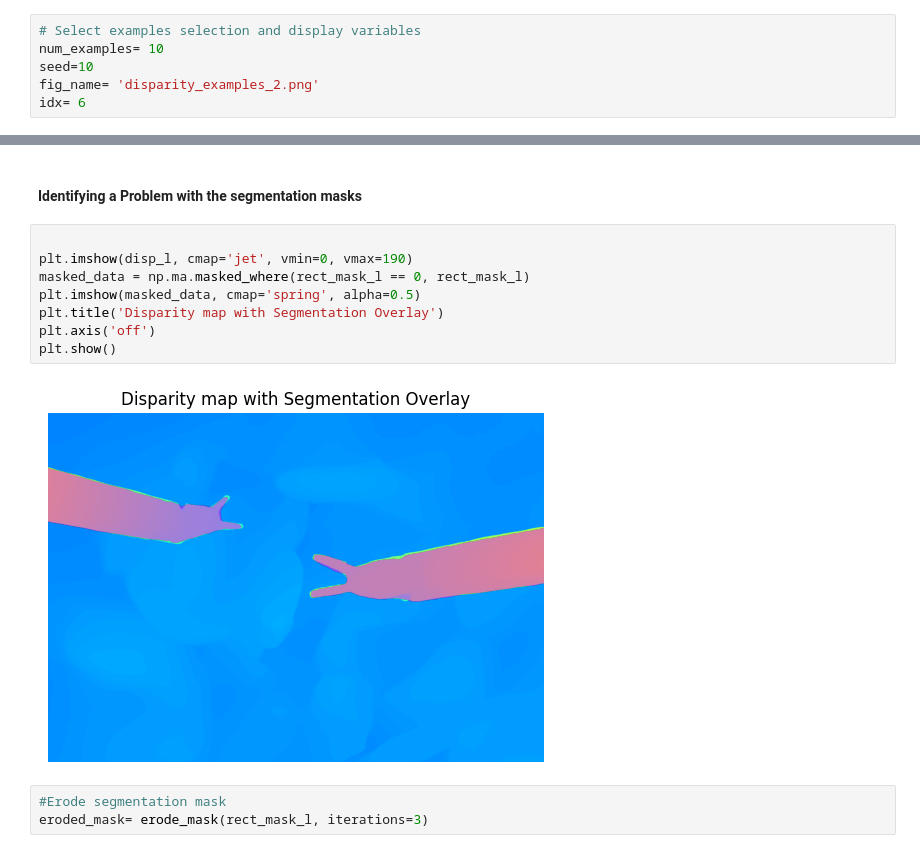
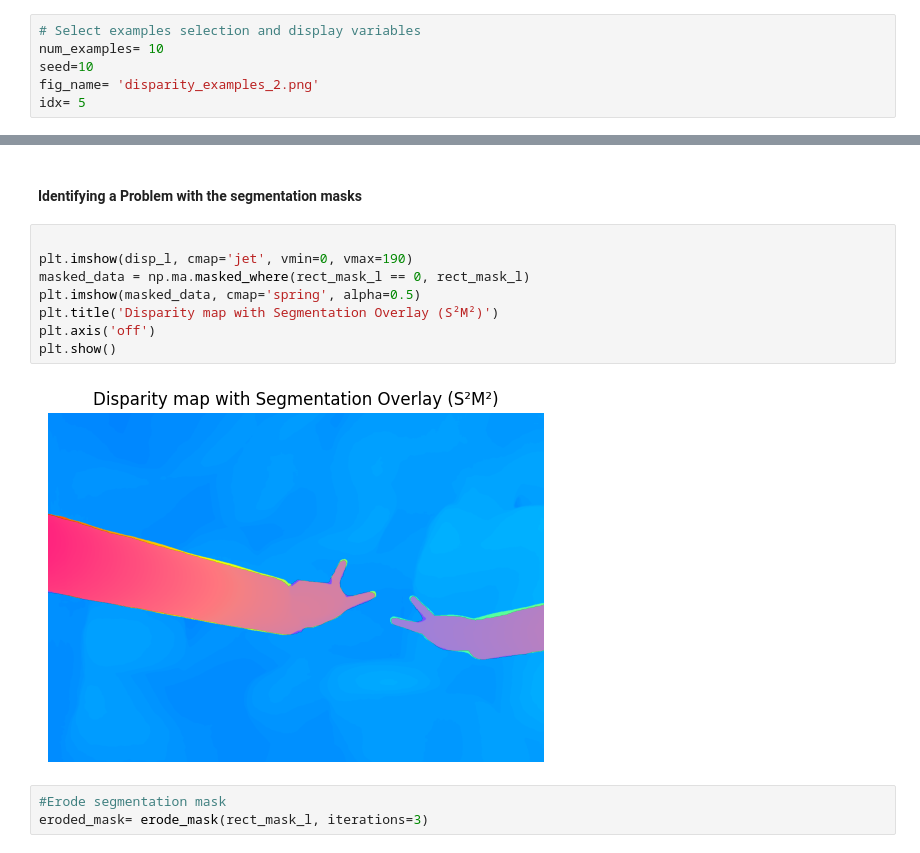
Before and after one commit to ONS-BOUSBIH/robotic-surgical-vision-thesis, a Jupyter notebook: notebooks/metrics_evaluation/setero_matching_evaluation_s2m2.ipynb, the cells around one changed output, grey strips where cells are left out. Cells and saved outputs as stored; diff of their text form.

```diff
--- a/notebooks/metrics_evaluation/setero_matching_evaluation_s2m2.ipynb
+++ b/notebooks/metrics_evaluation/setero_matching_evaluation_s2m2.ipynb
@@ -36,7 +37,7 @@ Jupyter environment detected. Enabling Open3D WebVisualizer.
 num_examples= 10
 seed=10
 fig_name= 'disparity_examples_2.png'
-idx= 6
+idx= 5
 # %%
 data_dir='data/SurgPose/SurgPose_for_HRNet/Extracted_right_test/extracted_frames'
 results_dir= "results/Stereo_matching/Surgpose_test_disparity_maps/s2m2"
@@ -101,13 +102,13 @@ visualizer.plot_3d_plotly(points_3d=points_3d_cloud, colors=colors, frame_name=f
 # %%
 
 plt.imshow(disp_l, cmap='jet', vmin=0, vmax=190)
 masked_data = np.ma.masked_where(rect_mask_l == 0, rect_mask_l)
 plt.imshow(masked_data, cmap='spring', alpha=0.5)
-plt.title('Disparity map with Segmentation Overlay')
+plt.title('Disparity map with Segmentation Overlay (S²M²)')
 plt.axis('off')
 plt.show()
 # %% [output]
-[figure, old version]
+[figure, new version]
 # %%
 #Erode segmentation mask
 eroded_mask= erode_mask(rect_mask_l, iterations=3)
```
Also changed, not shown: parts of 5 cells of this notebook, 2 other files.
